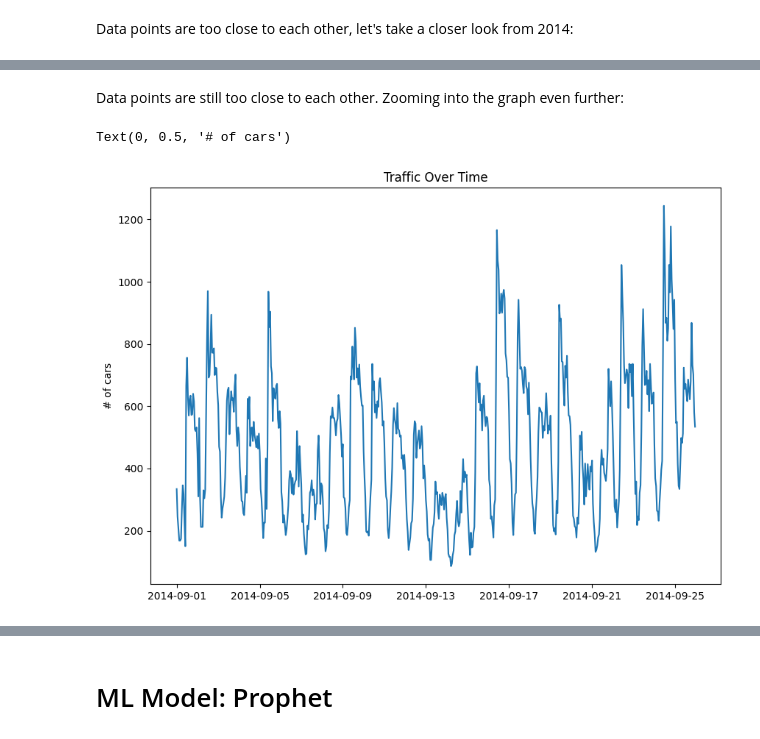
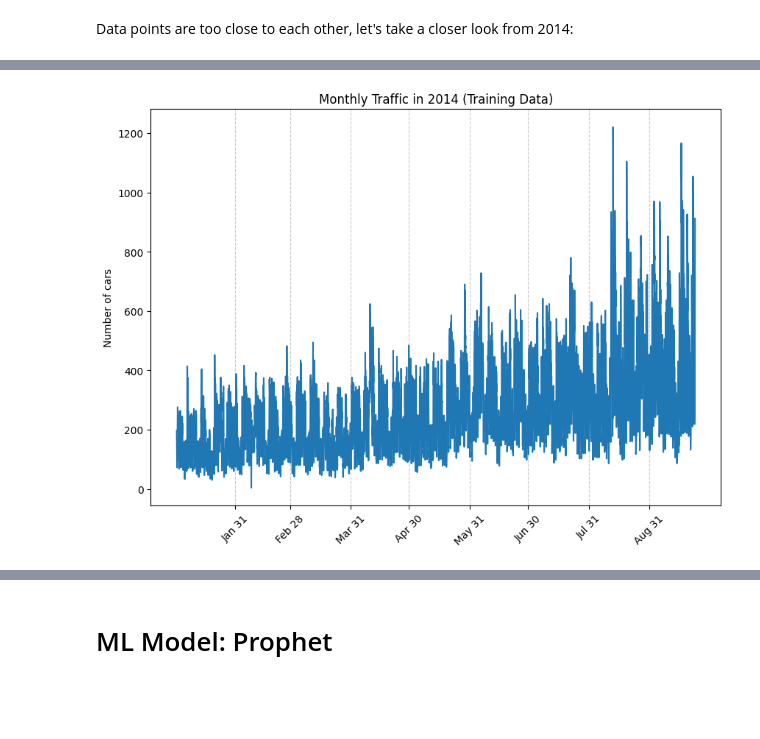
Before and after one commit to rkaushick-neu/traffic-forecasting, a Jupyter notebook: traffic_forecast_1.ipynb, the cells around one changed output, grey strips where cells are left out. Drawn from its saved outputs; the diff is of its cells as text; code cells hidden in the pictures; blank space fills up the shorter version.

```diff
--- a/traffic_forecast_1.ipynb
+++ b/traffic_forecast_1.ipynb
@@ -87,14 +144,18 @@ Text(0, 0.5, '# of cars')
-# %% [markdown]
-Data points are still too close to each other. Zooming into the graph even further:
-# %%
-# Filter the DataFrame for records from 2014 Sep onwards
-df_filtered = df[df['Datetime'] >= '2014-09-01 00:00']
-
-plt.figure(figsize=(10,7))
-plt.plot(df_filtered['Datetime'], df_filtered['Count'])
-plt.title('Traffic Over Time')
-plt.ylabel('# of cars')
-# %% [output]
-Text(0, 0.5, '# of cars')
-[figure, removed]
+# %%
+# Filter the DataFrame for records from 2014 onwards
+train_filtered = train.query("index >= '2014-01-01 00:00:00'")
+
+plt.figure(figsize=(10,7))
+plt.plot(train_filtered.index, train_filtered['Count'])
+plt.title('Monthly Traffic in 2014 (Training Data)')
+plt.ylabel('Number of cars')
+
+# Generating date range with 1-month intervals
+date_range = pd.date_range(start=pd.Timestamp('2014-01-01'), end=pd.Timestamp('2014-08-31'), freq='1M')
+
+# Setting the x-ticks to use these dates
+plt.xticks(date_range, date_range.strftime('%b %d'), rotation=45)
+plt.grid(axis='x', linestyle='--', alpha=0.7)
+# %% [output]
+[figure, added]
 # %%
```
Also changed, not shown: parts of 28 cells of this notebook.
